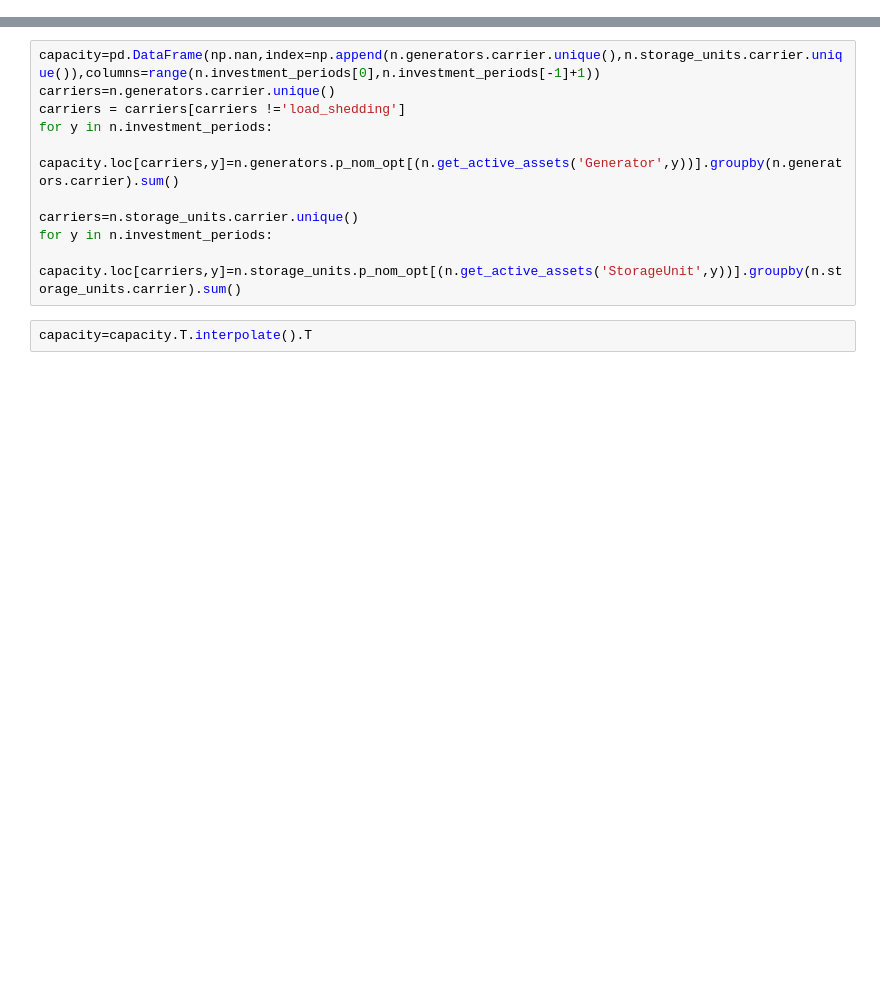
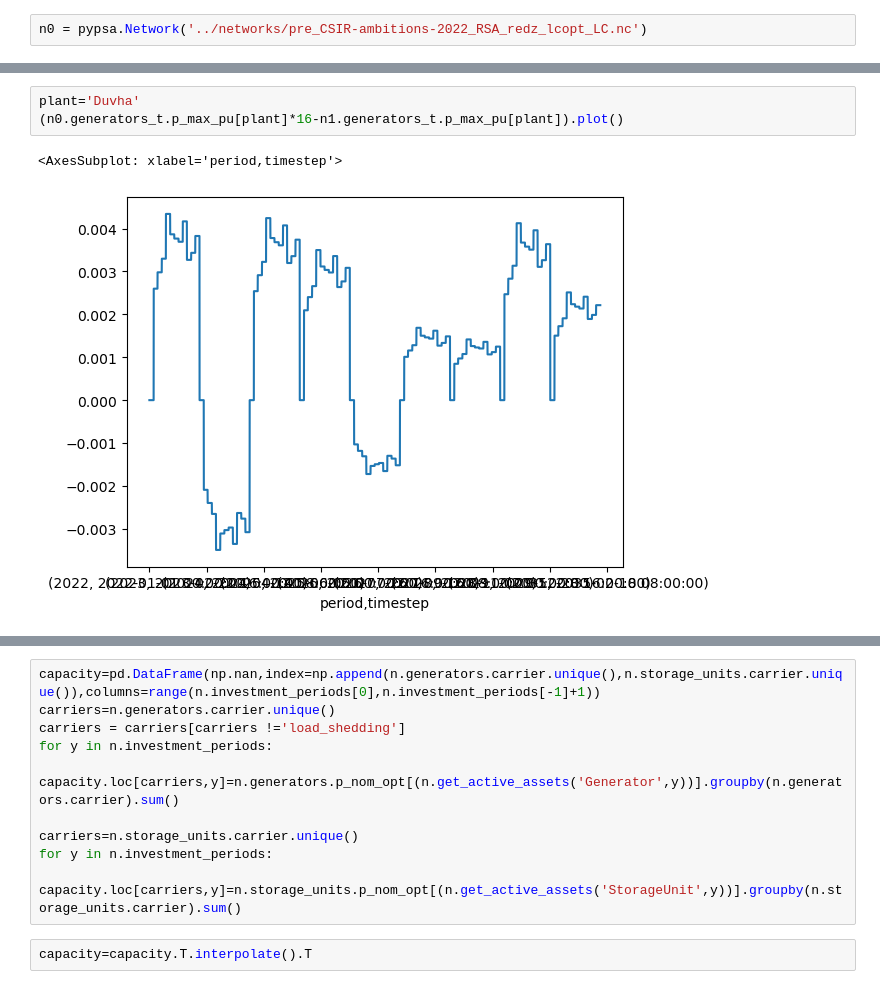
Before and after one commit to PyPSA/pypsa-za, a Jupyter notebook: notebooks/general_playground.ipynb, the cells around one changed output, grey strips where cells are left out. Saved outputs shown, nothing was run; the diff lists cells and outputs as text; blank space fills up the shorter version.

```diff
--- a/notebooks/general_playground.ipynb
+++ b/notebooks/general_playground.ipynb
@@ -27,0 +71,2 @@ ERROR 1: PROJ: proj_create_from_database: Open of /home/pklein/anaconda3/envs/py
+# %%
+n0 = pypsa.Network('../networks/pre_CSIR-ambitions-2022_RSA_redz_lcopt_LC.nc')
@@ -27,0 +85,6 @@ ERROR 1: PROJ: proj_create_from_database: Open of /home/pklein/anaconda3/envs/py
+# %%
+plant='Duvha'
+(n0.generators_t.p_max_pu[plant]*16-n1.generators_t.p_max_pu[plant]).plot()
+# %% [output]
+<AxesSubplot: xlabel='period,timestep'>
+[figure, added]
```
Also changed, not shown: parts of 45 cells of this notebook, 56 other files.
